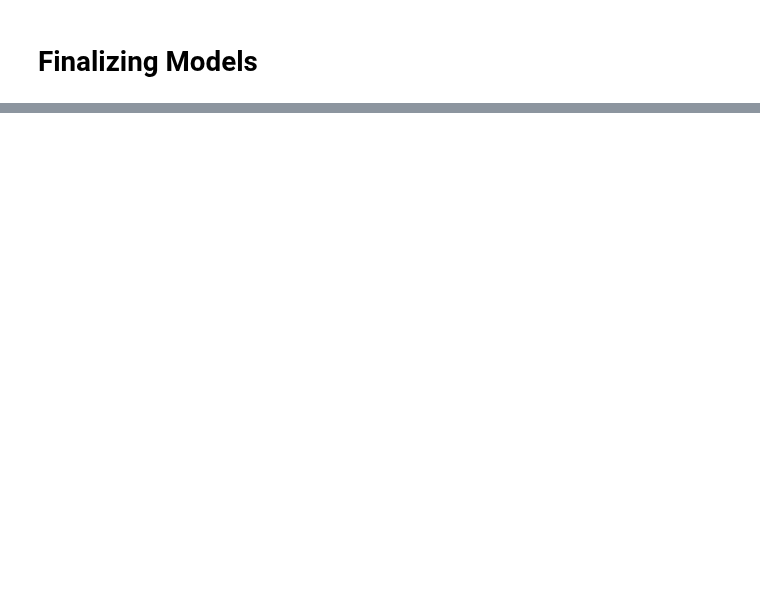
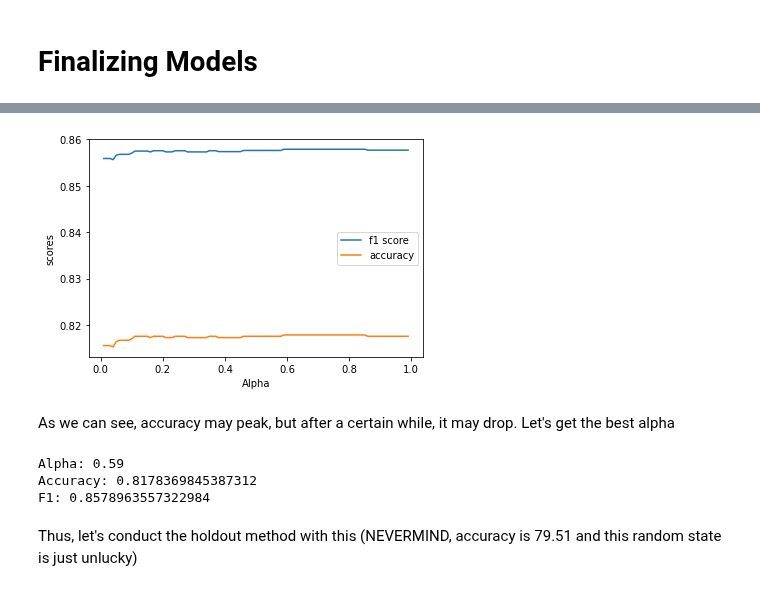
Before and after one commit to obDann/INF2179-GroupProject, a Jupyter notebook: INF2179_group_assignment_to_write_about.ipynb, the cells around one changed output, grey strips where cells are left out. Drawn from its saved outputs; the diff is of its cells as text; code cells hidden in the pictures; blank space fills up the shorter version.

```diff
--- a/ds_modelling.ipynb
+++ b/INF2179_group_assignment_to_write_about.ipynb
@@ -1463,0 +1492,61 @@ It's hard to say that we can find a linear relationship to segment. Thus, it's n
+# %%
+metric_dict = {"alpha": [], "f1_score": [], "accuracy_score": []}
+
+for iter_alpha_int in range(1, 100):
+    iter_alpha = iter_alpha_int * 0.01
+
+    kf_opt = StratifiedKFold(n_splits=5, shuffle=True, random_state=2)
+
+    nb_classifier = BernoulliNB(alpha = iter_alpha)  # no need for random state
+
+    temp_accuracy_list = []
+    temp_f1s_list = []
+
+    # from here, run through the k-fold
+
+    for train_index, test_index in kf_opt.split(df_x, df_y):
+        x_train, x_test = df_x.iloc[train_index], df_x.iloc[test_index]
+        y_train, y_test = df_y.iloc[train_index], df_y.iloc[test_index]
+        nb_classifier.fit(x_train, y_train)
+        nb_predictions = nb_classifier.predict(x_test)
+        temp_accuracy = accuracy_score(y_test, nb_predictions)
+        temp_f1 = f1_score(y_test, nb_predictions)
+
+        temp_accuracy_list.append(temp_accuracy)
+        temp_f1s_list.append(temp_f1)
+
+    metric_dict["alpha"].append(iter_alpha)
+    metric_dict["accuracy_score"].append(sum(temp_accuracy_list) / len(temp_accuracy_list))
+    metric_dict["f1_score"].append(sum(temp_f1s_list) / len(temp_f1s_list))
+# %%
+# we're just interested in the axis
+temp, ax = plt.subplots()
+
+# plotting f1-score
+ax.plot(metric_dict["alpha"], metric_dict["f1_score"], label="f1 score")
+# plotting accuracy
+ax.plot(metric_dict["alpha"], metric_dict["accuracy_score"], label="accuracy")
+ax.legend()
+
+# setting labels
+ax.set_xlabel('Alpha')
+ax.set_ylabel('scores')
+
+plt.show()
+# %% [output]
+[figure, added]
+# %% [markdown]
+As we can see, accuracy may peak, but after a certain while, it may drop. Let's get the best alpha
+# %%
+index_for_best = metric_dict["accuracy_score"].index(max(metric_dict["accuracy_score"]))
+#max_index = my_list.index(max(my_list))
+best_alpha = metric_dict["alpha"][index_for_best]
+print("Alpha:", metric_dict["alpha"][index_for_best])
+print("Accuracy:", metric_dict["accuracy_score"][index_for_best])
+print("F1:", metric_dict["f1_score"][index_for_best])
+# %% [output]
+Alpha: 0.59
+Accuracy: 0.8178369845387312
+F1: 0.8578963557322984
+# %% [markdown]
+Thus, let's conduct the holdout method with this (NEVERMIND, accuracy is 79.51 and this random state is just unlucky)
```
Also changed, not shown: parts of 26 cells of this notebook.
